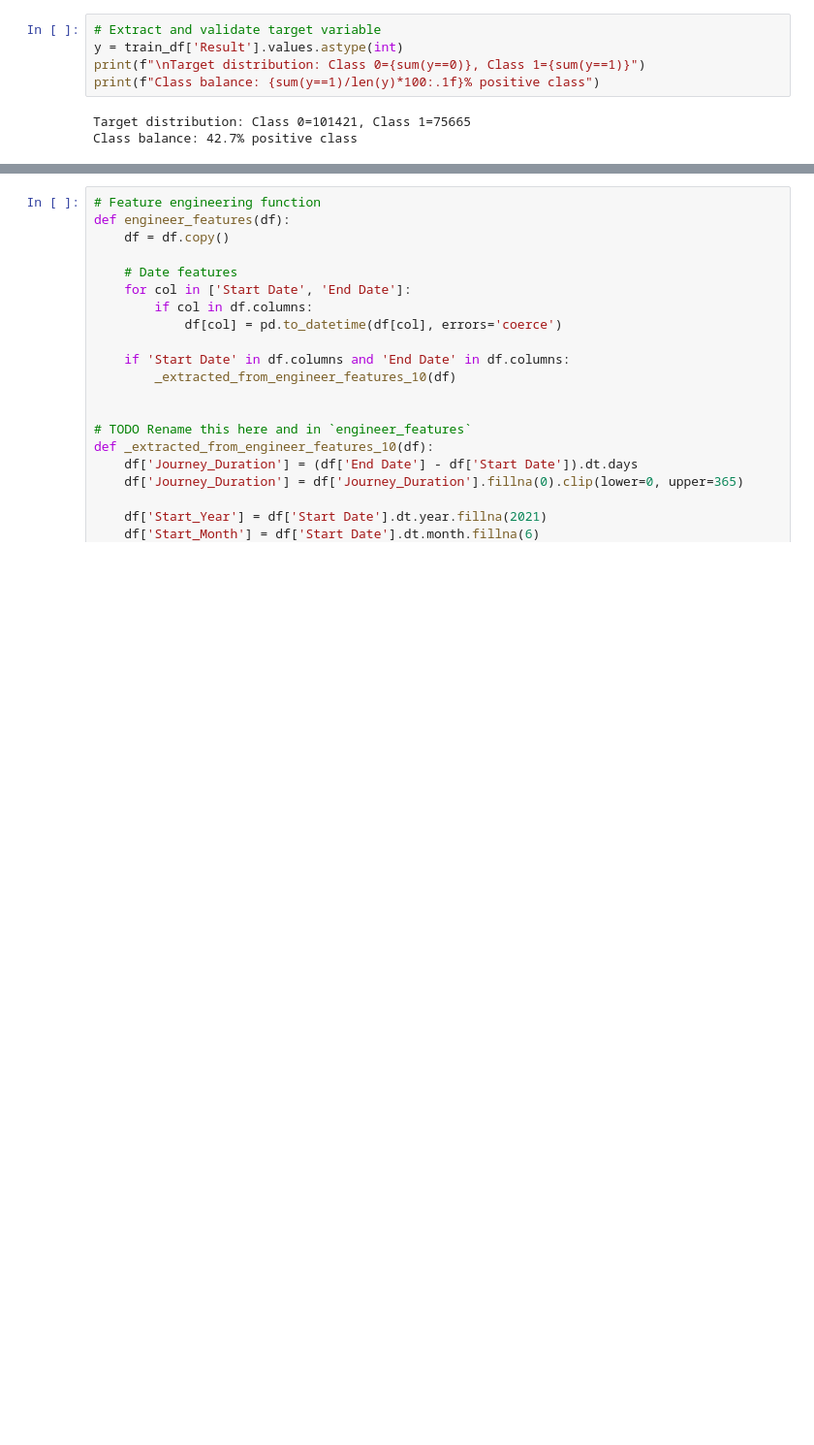
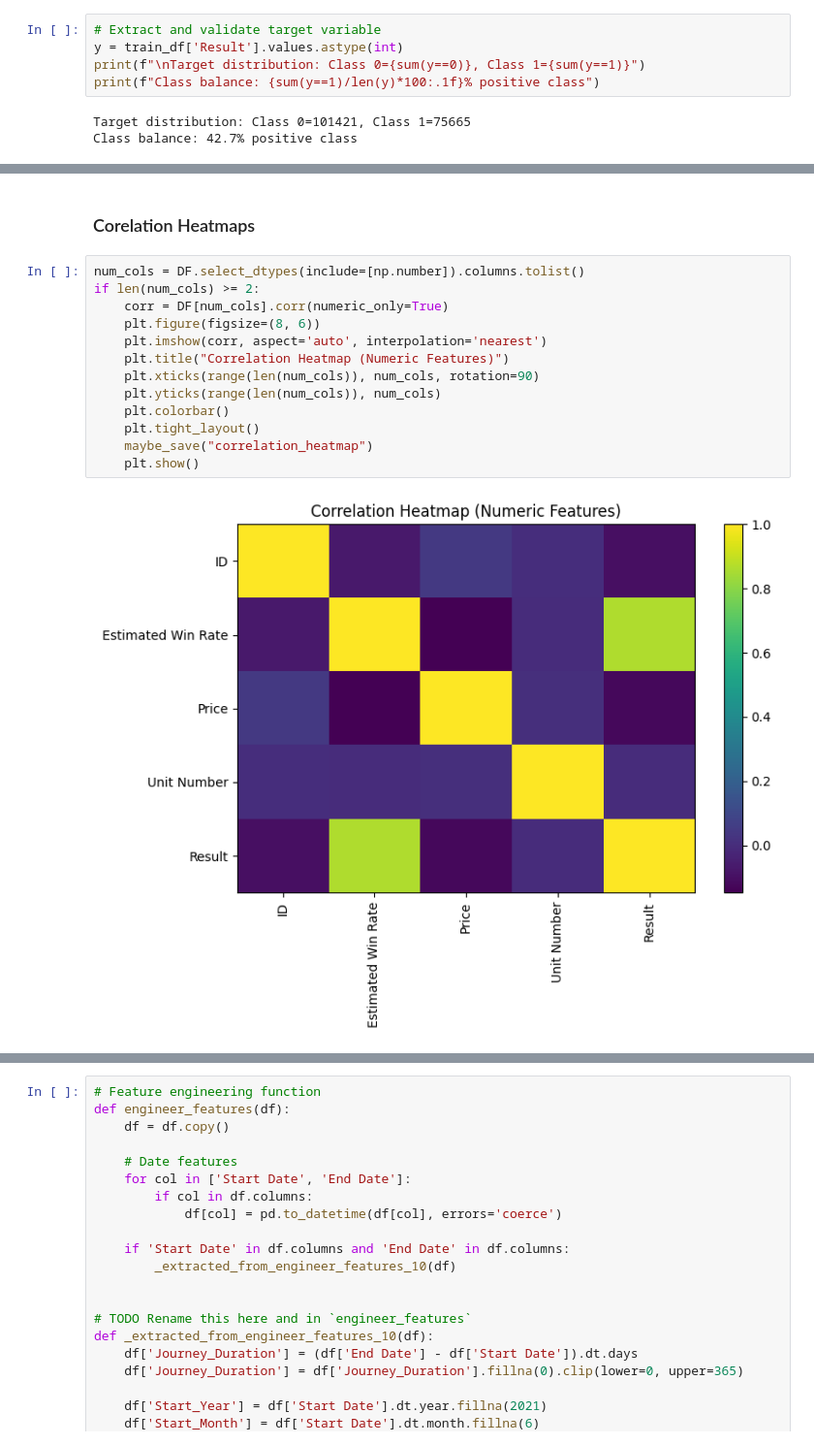
Before and after one commit to lorrainefadzaic-tech/Purchase-Intent-Prediction, a Jupyter notebook: purchase_intent-prediction.ipynb, the cells around one changed output, grey strips where cells are left out. Shown at 97% size. Drawn from its saved outputs; the diff is of its cells as text; blank space fills up the shorter version.

```diff
--- a/purchase_intent-prediction.ipynb
+++ b/purchase_intent-prediction.ipynb
@@ -184,0 +357,17 @@ Class balance: 42.7% positive class
+# %% [markdown]
+### Corelation Heatmaps
+# %%
+num_cols = DF.select_dtypes(include=[np.number]).columns.tolist()
+if len(num_cols) >= 2:
+    corr = DF[num_cols].corr(numeric_only=True)
+    plt.figure(figsize=(8, 6))
+    plt.imshow(corr, aspect='auto', interpolation='nearest')
+    plt.title("Correlation Heatmap (Numeric Features)")
+    plt.xticks(range(len(num_cols)), num_cols, rotation=90)
+    plt.yticks(range(len(num_cols)), num_cols)
+    plt.colorbar()
+    plt.tight_layout()
+    maybe_save("correlation_heatmap")
+    plt.show()
+# %% [output]
+[figure, added]
```
Also changed, not shown: parts of 27 cells of this notebook, 2 other files.
